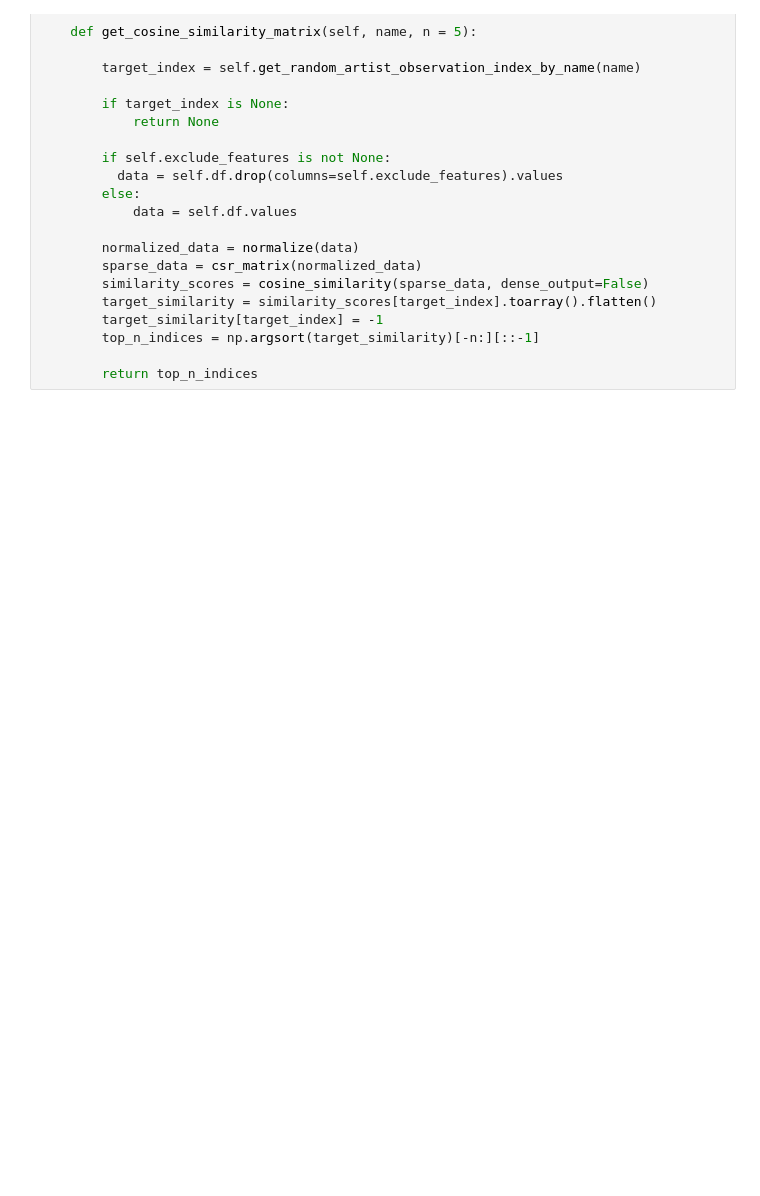
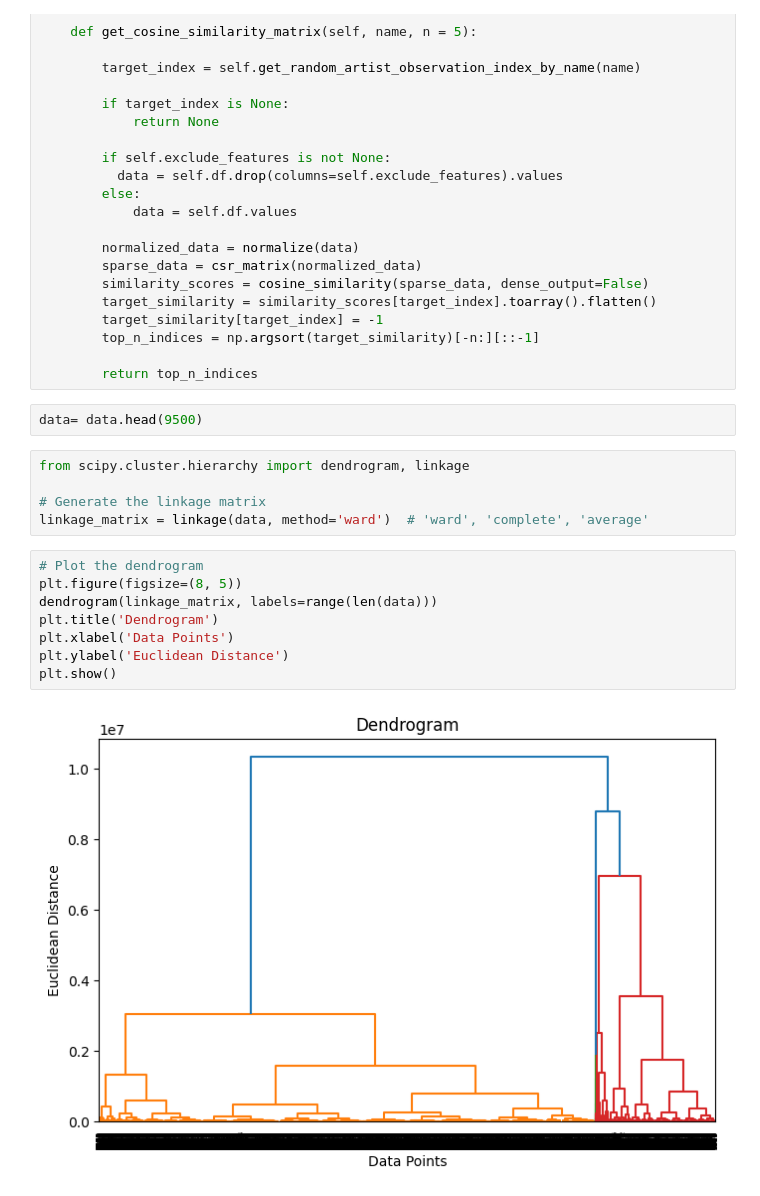
Before and after one commit to Ph-uad/pcpv2, a Jupyter notebook: sandbox/sand_Tester.ipynb, the cells around one changed output. Drawn from its saved outputs; the diff is of its cells as text; blank space fills up the shorter version.

```diff
--- a/sandbox/sand_Tester.ipynb
+++ b/sandbox/sand_Tester.ipynb
@@ -52,3 +119,20 @@ class RANKING:
         top_n_indices = np.argsort(target_similarity)[-n:][::-1]
 
         return top_n_indices
+# %%
+data= data.head(9500)
+# %%
+from scipy.cluster.hierarchy import dendrogram, linkage
+
+# Generate the linkage matrix
+linkage_matrix = linkage(data, method='ward')  # 'ward', 'complete', 'average'
+# %%
+# Plot the dendrogram
+plt.figure(figsize=(8, 5))
+dendrogram(linkage_matrix, labels=range(len(data)))
+plt.title('Dendrogram')
+plt.xlabel('Data Points')
+plt.ylabel('Euclidean Distance')
+plt.show()
+# %% [output]
+[figure, added]
```
Also changed, not shown: parts of 13 cells of this notebook, 4 other files.
